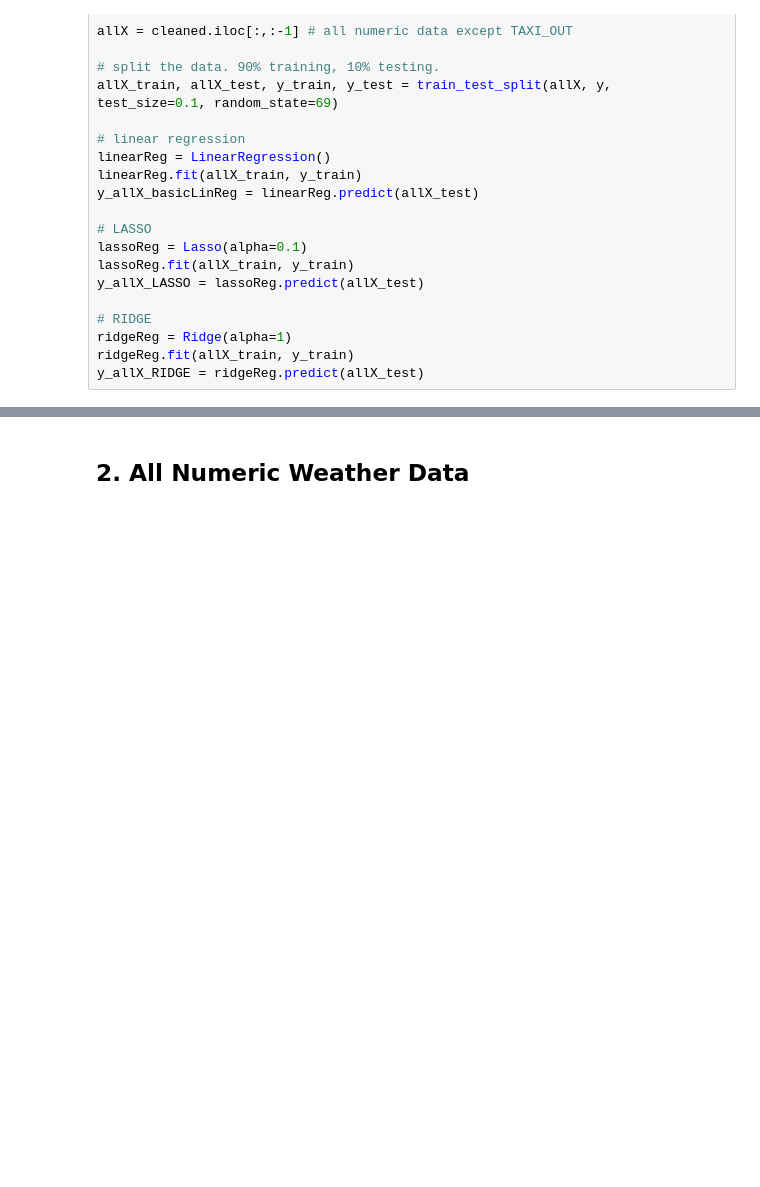
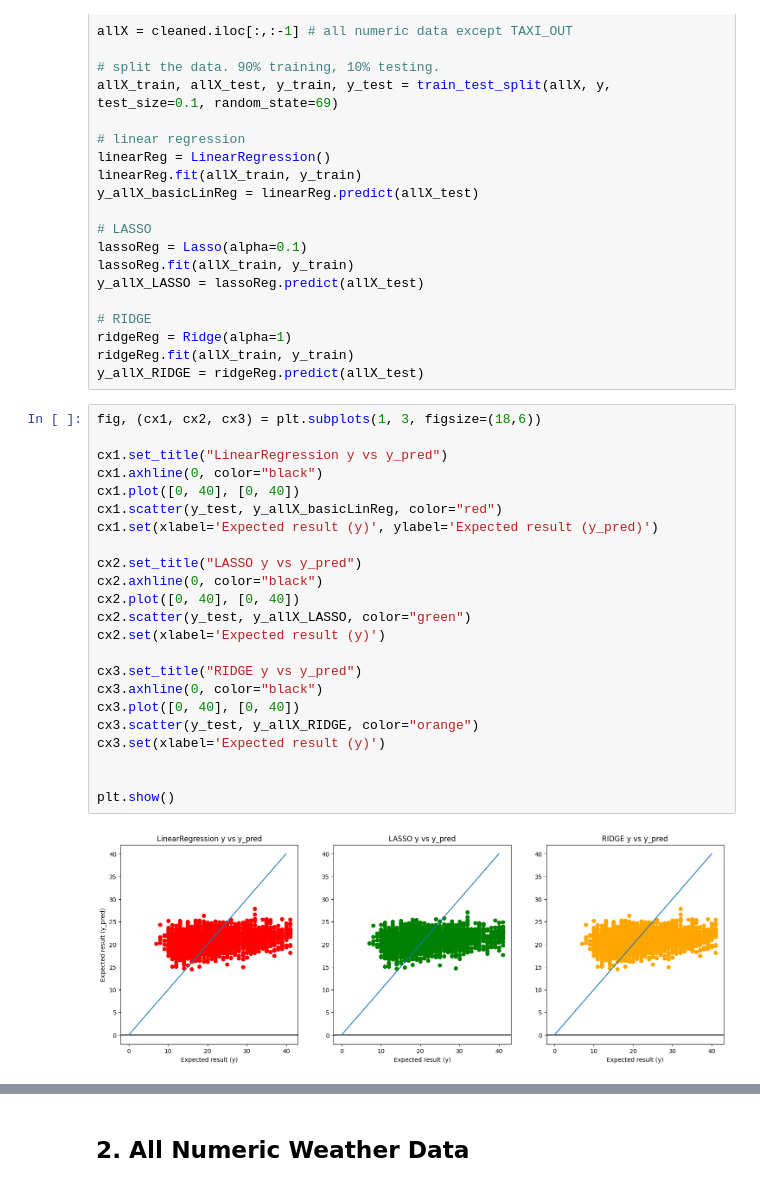
Before and after one commit to kieranthakkar/linearRegressionJFK, a Jupyter notebook: linRegression.ipynb, the cells around one changed output, grey strips where cells are left out. Cells and saved outputs as stored; diff of their text form; blank space fills up the shorter version.

Commit message:
plots finalised

```diff
--- a/linRegression.ipynb
+++ b/linRegression.ipynb
@@ -76,4 +90,29 @@ y_allX_LASSO = lassoReg.predict(allX_test)
 ridgeReg = Ridge(alpha=1)
 ridgeReg.fit(allX_train, y_train)
 y_allX_RIDGE = ridgeReg.predict(allX_test)
+# %%
+fig, (cx1, cx2, cx3) = plt.subplots(1, 3, figsize=(18,6))
+
+cx1.set_title("LinearRegression y vs y_pred")
+cx1.axhline(0, color="black")
+cx1.plot([0, 40], [0, 40])
+cx1.scatter(y_test, y_allX_basicLinReg, color="red")
+cx1.set(xlabel='Expected result (y)', ylabel='Expected result (y_pred)')
+
+cx2.set_title("LASSO y vs y_pred")
+cx2.axhline(0, color="black")
+cx2.plot([0, 40], [0, 40])
+cx2.scatter(y_test, y_allX_LASSO, color="green")
+cx2.set(xlabel='Expected result (y)')
+
+cx3.set_title("RIDGE y vs y_pred")
+cx3.axhline(0, color="black")
+cx3.plot([0, 40], [0, 40])
+cx3.scatter(y_test, y_allX_RIDGE, color="orange")
+cx3.set(xlabel='Expected result (y)')
+
+
+plt.show()
+# %% [output]
+[figure, added]
 # %%
```
Also changed, not shown: parts of 12 cells of this notebook.
